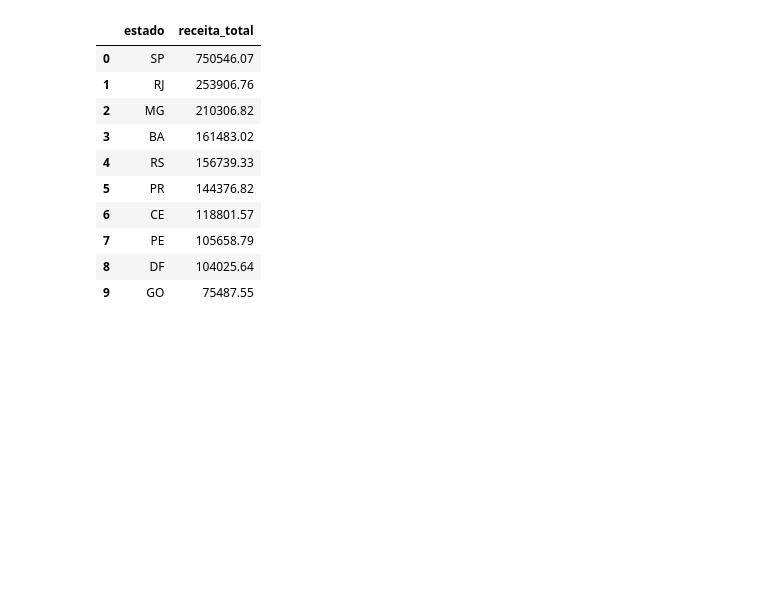
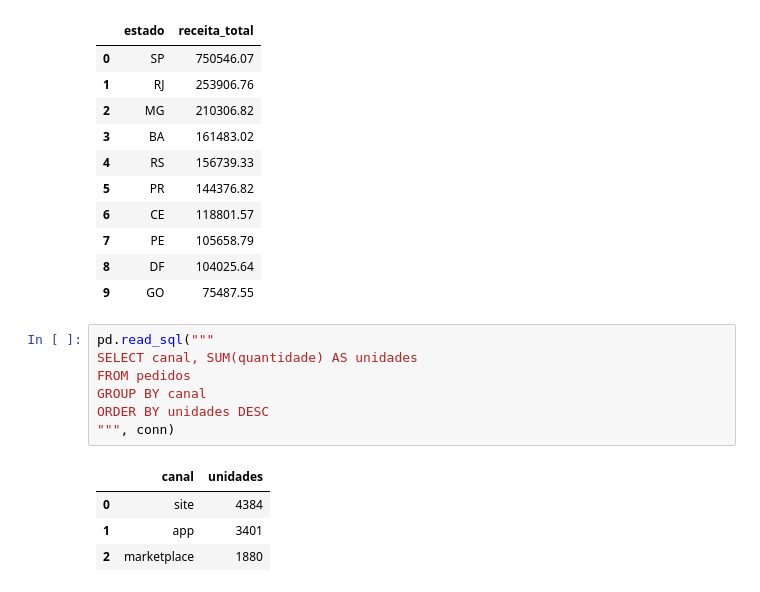
Before and after one commit to luizolavoremy/analise-pedidos-loja-sql, a Jupyter notebook: analise_sql.ipynb, the cells around one changed output. Saved outputs shown, nothing was run; the diff lists cells and outputs as text; blank space fills up the shorter version.

```diff
--- a/analise_sql.ipynb
+++ b/analise_sql.ipynb
@@ -172,3 +172,15 @@ ORDER BY receita_total DESC
 | 7 | PE | 105658.79 |
 | 8 | DF | 104025.64 |
 | 9 | GO | 75487.55 |
+# %%
+pd.read_sql("""
+SELECT canal, SUM(quantidade) AS unidades
+FROM pedidos
+GROUP BY canal
+ORDER BY unidades DESC
+""", conn)
+# %% [output]
+|  | canal | unidades |
+| 0 | site | 4384 |
+| 1 | app | 3401 |
+| 2 | marketplace | 1880 |
```
Also changed, not shown: parts of 1 cell of this notebook.
